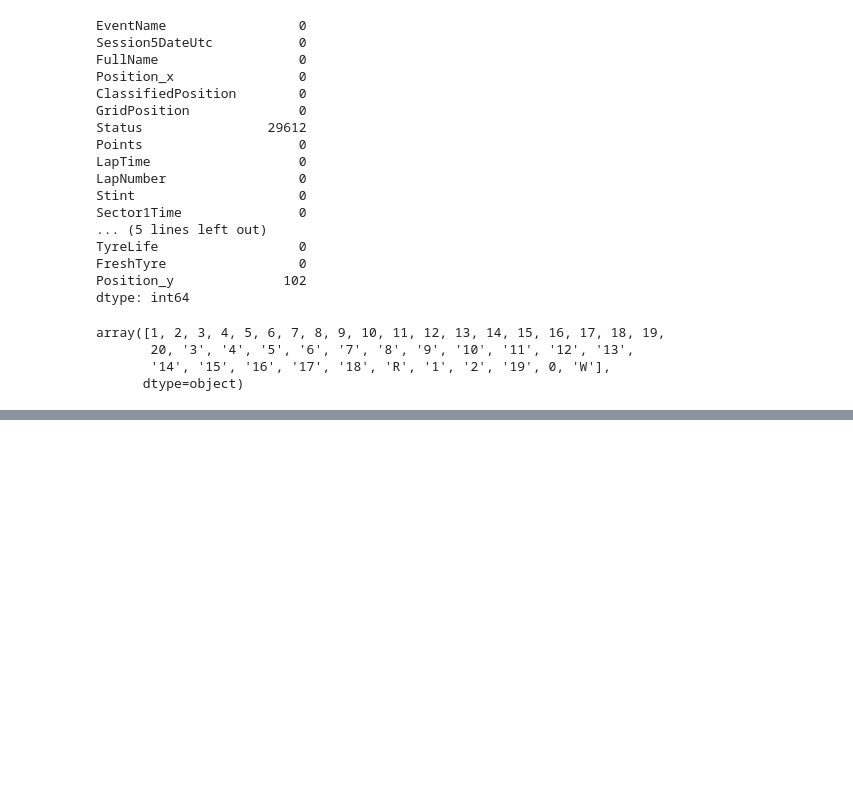
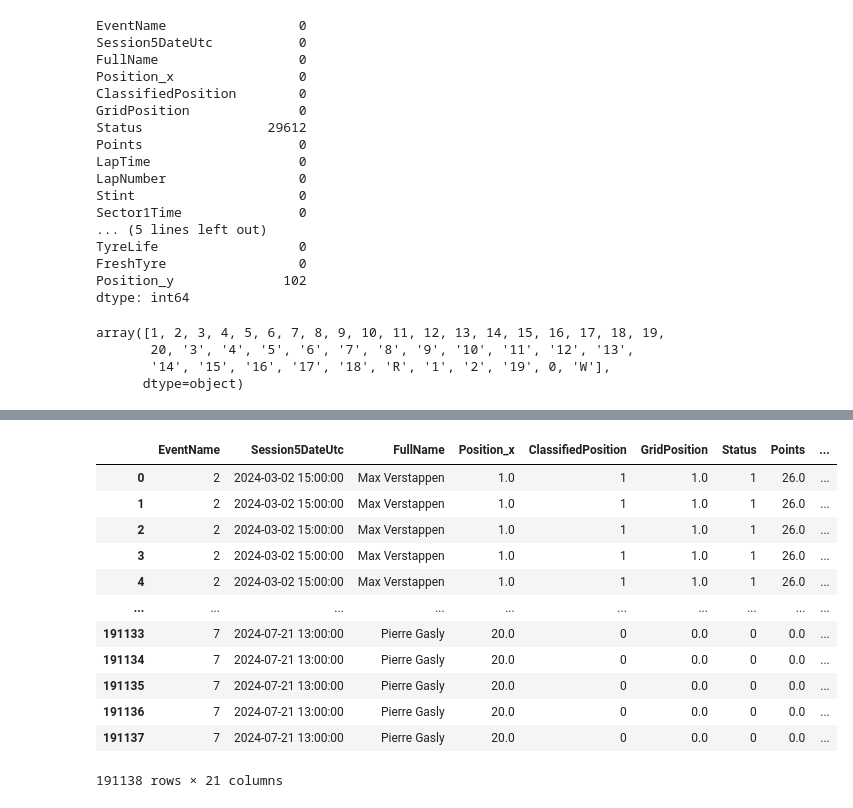
Before and after one commit to caiolacerdamt/f1-project, a Jupyter notebook: etl_pre_process.ipynb, the cells around one changed output, grey strips where cells are left out. Drawn from its saved outputs; the diff is of its cells as text; code cells hidden in the pictures; blank space fills up the shorter version.

```diff
--- a/predict_win.ipynb
+++ b/etl_pre_process.ipynb
@@ -567,0 +400,2 @@ spa.laps
+# %%
+df['LapTime'] = df['LapTime'].dt.total_seconds()
@@ -567,0 +418,11 @@ spa.laps
+# %%
+from sklearn.preprocessing import LabelEncoder
+
+label_encoder = LabelEncoder()
+
+categorical_columns = ["EventName", "Compound"]
+
+for col in categorical_columns:
+    df[col] = label_encoder.fit_transform(df[col])
+# %%
+df["NameEncoder"] = label_encoder.fit_transform(df["FullName"])
@@ -567,0 +451,18 @@ spa.laps
+# %%
+df["FreshTyre"] = df["FreshTyre"].astype(int)
+# %%
+df
+# %% [output]
+|  | EventName | Session5DateUtc | FullName | Position_x | ClassifiedPosition | GridPosition | Status | Points | ... |
+| 0 | 2 | 2024-03-02 15:00:00 | Max Verstappen | 1.0 | 1 | 1.0 | 1 | 26.0 | ... |
+| 1 | 2 | 2024-03-02 15:00:00 | Max Verstappen | 1.0 | 1 | 1.0 | 1 | 26.0 | ... |
+| 2 | 2 | 2024-03-02 15:00:00 | Max Verstappen | 1.0 | 1 | 1.0 | 1 | 26.0 | ... |
+| 3 | 2 | 2024-03-02 15:00:00 | Max Verstappen | 1.0 | 1 | 1.0 | 1 | 26.0 | ... |
+| 4 | 2 | 2024-03-02 15:00:00 | Max Verstappen | 1.0 | 1 | 1.0 | 1 | 26.0 | ... |
+| ... | ... | ... | ... | ... | ... | ... | ... | ... | ... |
+| 191133 | 7 | 2024-07-21 13:00:00 | Pierre Gasly | 20.0 | 0 | 0.0 | 0 | 0.0 | ... |
+| 191134 | 7 | 2024-07-21 13:00:00 | Pierre Gasly | 20.0 | 0 | 0.0 | 0 | 0.0 | ... |
+| 191135 | 7 | 2024-07-21 13:00:00 | Pierre Gasly | 20.0 | 0 | 0.0 | 0 | 0.0 | ... |
+| 191136 | 7 | 2024-07-21 13:00:00 | Pierre Gasly | 20.0 | 0 | 0.0 | 0 | 0.0 | ... |
+| 191137 | 7 | 2024-07-21 13:00:00 | Pierre Gasly | 20.0 | 0 | 0.0 | 0 | 0.0 | ... |
+191138 rows × 21 columns
```
Also changed, not shown: parts of 74 cells of this notebook, 2 other files.
